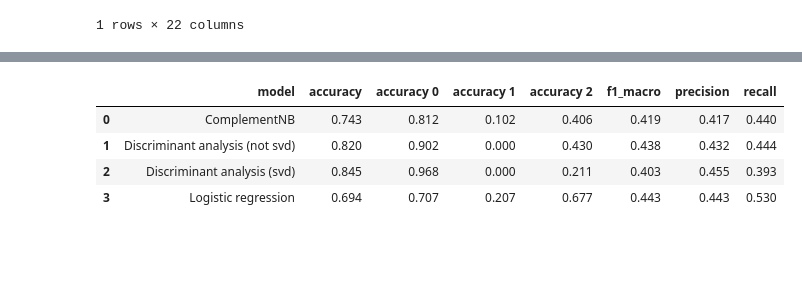
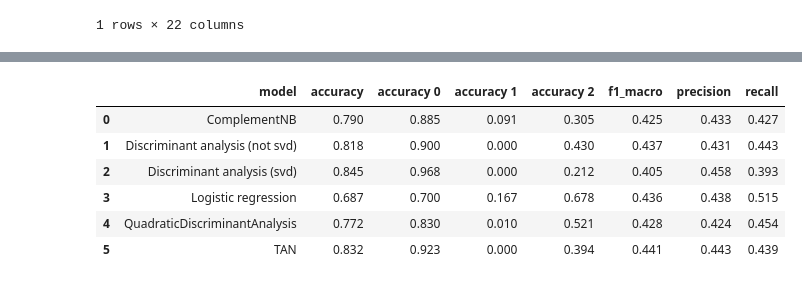
Before and after one commit to Francloz/MLPracticals, a Jupyter notebook: models_probabilistic.ipynb, the cells around one changed output, grey strips where cells are left out. Drawn from its saved outputs; the diff is of its cells as text; code cells hidden in the pictures; blank space fills up the shorter version.

```diff
--- a/models_probabilistic.ipynb
+++ b/models_probabilistic.ipynb
@@ -259,14 +468,19 @@ Logistic regression,0.694,0.707,0.207,0.677,0.443,0.443,0.530
 # %%
 output = """model,accuracy,accuracy 0,accuracy 1,accuracy 2,f1_macro,precision,recall
-ComplementNB,0.743,0.812,0.102,0.406,0.419,0.417,0.440
-Discriminant analysis (not svd),0.820,0.902,0.000,0.430,0.438,0.432,0.444
-Discriminant analysis (svd),0.845,0.968,0.000,0.211,0.403,0.455,0.393
-Logistic regression,0.694,0.707,0.207,0.677,0.443,0.443,0.530"""
+ComplementNB,0.790,0.885,0.091,0.305,0.425,0.433,0.427
+Discriminant analysis (not svd),0.818,0.900,0.000,0.430,0.437,0.431,0.443
+Discriminant analysis (svd),0.845,0.968,0.000,0.212,0.405,0.458,0.393
+Logistic regression,0.687,0.700,0.167,0.678,0.436,0.438,0.515
+QuadraticDiscriminantAnalysis,0.772,0.830,0.010,0.521,0.428,0.424,0.454
+TAN,0.832,0.923,0.000,0.394,0.441,0.443,0.439
+"""
 stats = pd.read_csv(StringIO(output), delimiter=",")
 stats
 # %% [output]
 |  | model | accuracy | accuracy 0 | accuracy 1 | accuracy 2 | f1_macro | precision | recall |
-| 0 | ComplementNB | 0.743 | 0.812 | 0.102 | 0.406 | 0.419 | 0.417 | 0.440 |
-| 1 | Discriminant analysis (not svd) | 0.820 | 0.902 | 0.000 | 0.430 | 0.438 | 0.432 | 0.444 |
-| 2 | Discriminant analysis (svd) | 0.845 | 0.968 | 0.000 | 0.211 | 0.403 | 0.455 | 0.393 |
-| 3 | Logistic regression | 0.694 | 0.707 | 0.207 | 0.677 | 0.443 | 0.443 | 0.530 |
+| 0 | ComplementNB | 0.790 | 0.885 | 0.091 | 0.305 | 0.425 | 0.433 | 0.427 |
+| 1 | Discriminant analysis (not svd) | 0.818 | 0.900 | 0.000 | 0.430 | 0.437 | 0.431 | 0.443 |
+| 2 | Discriminant analysis (svd) | 0.845 | 0.968 | 0.000 | 0.212 | 0.405 | 0.458 | 0.393 |
+| 3 | Logistic regression | 0.687 | 0.700 | 0.167 | 0.678 | 0.436 | 0.438 | 0.515 |
+| 4 | QuadraticDiscriminantAnalysis | 0.772 | 0.830 | 0.010 | 0.521 | 0.428 | 0.424 | 0.454 |
+| 5 | TAN | 0.832 | 0.923 | 0.000 | 0.394 | 0.441 | 0.443 | 0.439 |
```
Also changed, not shown: parts of 10 cells of this notebook, 5 other files.
